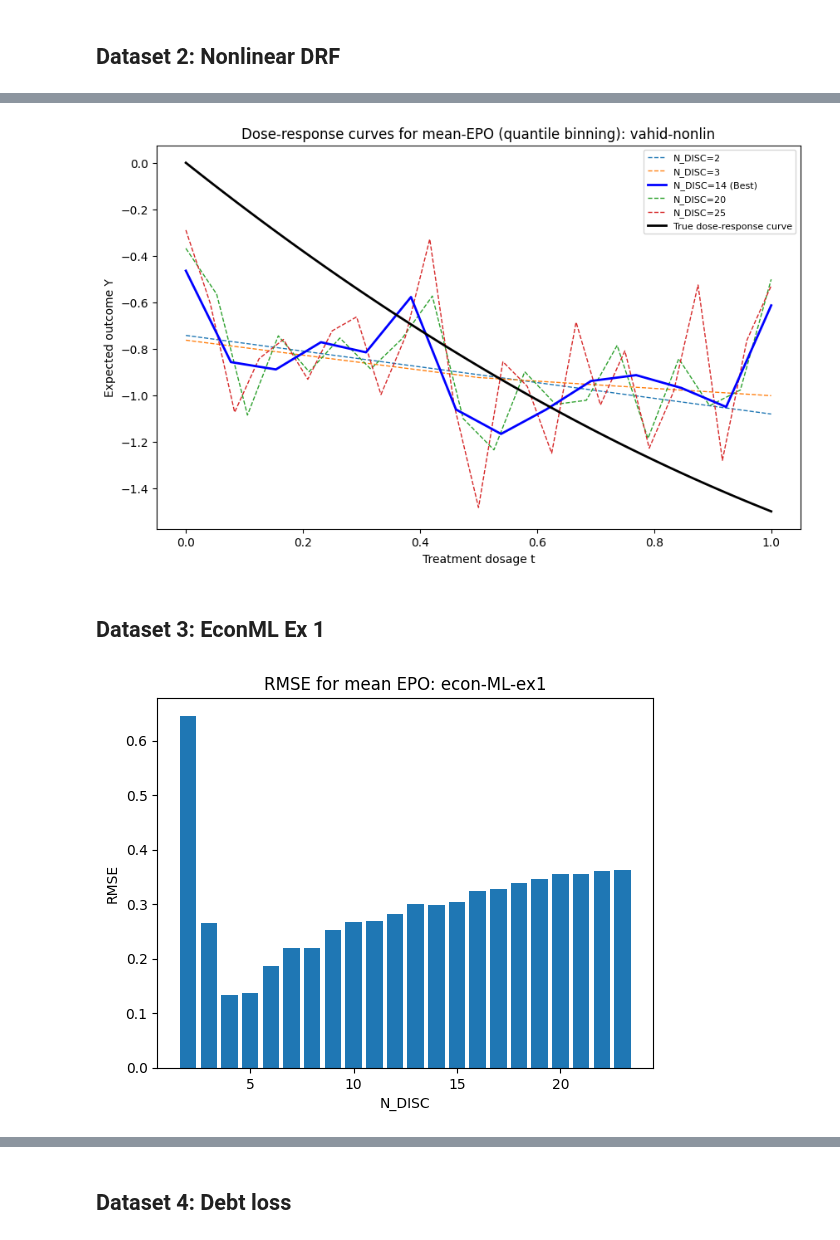
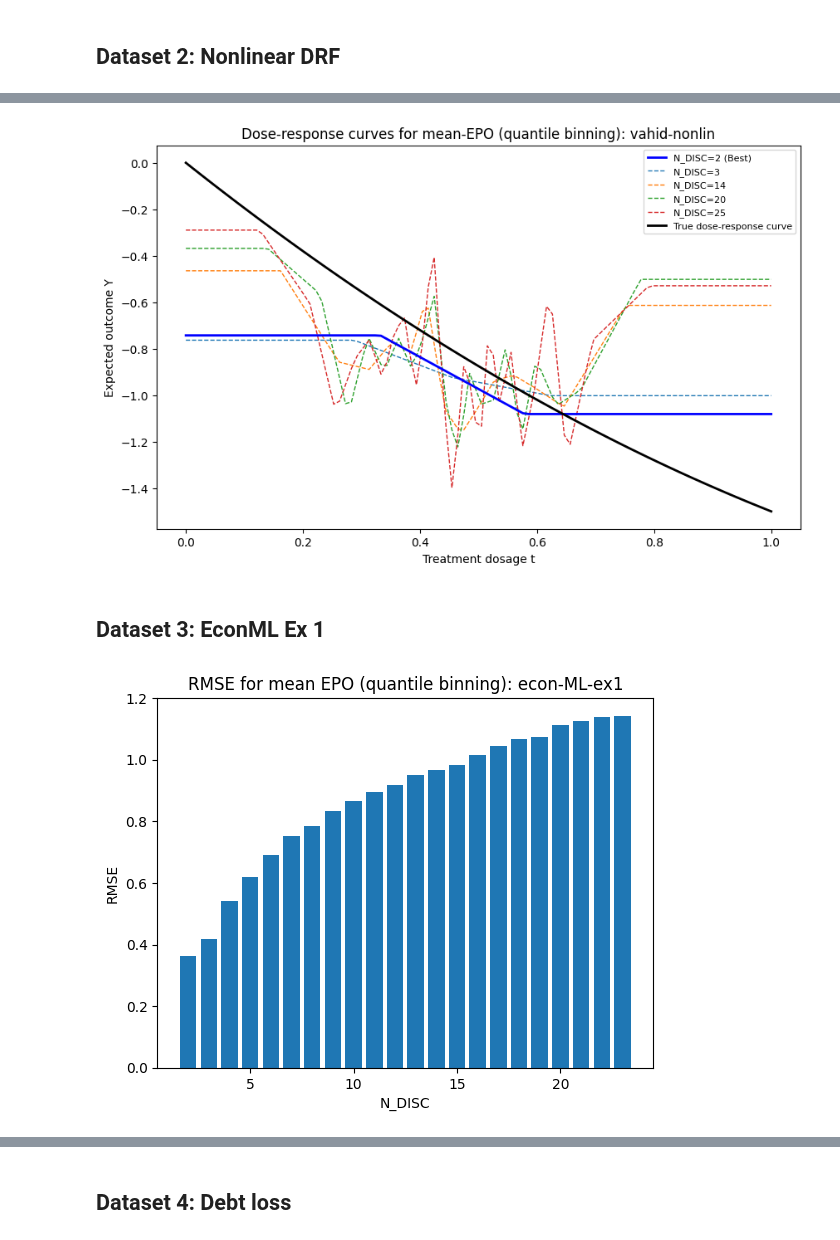
Before and after one commit to chris-L6/CausalPFN, a Jupyter notebook: my-work/Week_11-17/notebooks/quantile_data_analysis_epo.ipynb, the cells around one changed output, grey strips where cells are left out. Cells and saved outputs as stored; diff of their text form; code cells hidden in the pictures.

```diff
--- a/my-work/Week_11-17/notebooks/quantile_data_analysis_epo.ipynb
+++ b/my-work/Week_11-17/notebooks/quantile_data_analysis_epo.ipynb
@@ -80,13 +68,17 @@ def drf_linear(t): return 3.5 + 3 * t # true dose-response function
 
 rmse_dict = dict() # record RMSE for each N_DISC
 for N_DISC in range(2, N_max + 1):
-    df_N = df.loc[[N_DISC]]
+    df_N = df_drop_T.loc[[N_DISC]]
     # Fill first and last values
     df_N.loc[(N_DISC, 0), "EPOs_1"] = df_N.loc[(N_DISC, 0), "EPOs_2"]
     df_N.loc[(N_DISC, N_DISC - 1), "EPOs_2"] = df_N.loc[(N_DISC, N_DISC - 1), "EPOs_1"]
     # Average and calculate RMSE aggainst true_effect
-    drf_pred_ = df_N[["EPOs_1", "EPOs_2"]].mean(axis=1).values
-    drf_pred = interp1d() ## PUT IN T VALUE TO EPO_DF
+    drf_N_pred_pts = df_N[["EPOs_1", "EPOs_2"]].mean(axis=1).values
+    t_vals_N = df["T"].loc[[N_DISC]].values
+    df_N_pred = interp1d(t_vals_N, drf_N_pred_pts,
+                         bounds_error=False,
+                         fill_value=(drf_N_pred_pts[0], drf_N_pred_pts[-1]))
+    y_pred = df_N_pred(rmse_calc_t_mesh)
     y_true = drf_linear(rmse_calc_t_mesh)
     error = calculate_rmse(y_pred, y_true)
     rmse_dict[N_DISC] = np.round(error, 5)
@@ -145,5 +142,6 @@ plt.show()
 df = df_nonlin
 data_name = "vahid-nonlin"
 N_max = df.index[-1][0]
+df_drop_T = df[["EPOs_1", "EPOs_2", "true_effect"]] # Just predictions
 # %%
 # RMSE calculation on the average EPO
@@ -178,23 +184,27 @@ fig = plt.figure(figsize=(10, 6))
 
 N_DISC_TO_VIZ = [2, 3, 14, 20, 25]
 for N_DISC in N_DISC_TO_VIZ:
-    df_N = df.loc[[N_DISC]]
+    df_N = df_drop_T.loc[[N_DISC]]
     # Fill first and last values
     df_N.loc[(N_DISC, 0), "EPOs_1"] = df_N.loc[(N_DISC, 0), "EPOs_2"]
     df_N.loc[(N_DISC, N_DISC - 1), "EPOs_2"] = df_N.loc[(N_DISC, N_DISC - 1), "EPOs_1"]
-    # Average and calculate RMSE aggainst true_effect
-    y_pred = df_N[["EPOs_1", "EPOs_2"]].mean(axis=1).values
+    # Average and interpolate; plot using rmse_calc_t_mesh
+    drf_N_pred_pts = df_N[["EPOs_1", "EPOs_2"]].mean(axis=1).values
+    t_vals_N = df["T"].loc[[N_DISC]].values
+    df_N_pred = interp1d(t_vals_N, drf_N_pred_pts,
+                         bounds_error=False,
+                         fill_value=(drf_N_pred_pts[0], drf_N_pred_pts[-1]))
+    y_pred = df_N_pred(rmse_calc_t_mesh)
     if rmse_df.loc[N_DISC, "RMSE"] == rmse_df.min().values: # emphasize best prediction
-        plt.plot(np.linspace(0.0, 1.0, N_DISC), y_pred, '-', linewidth=2,
+        plt.plot(rmse_calc_t_mesh, y_pred, '-', linewidth=2,
                  label=f"N_DISC={N_DISC} (Best)", c="blue", zorder=14)
     else:
-        plt.plot(np.linspace(0.0, 1.0, N_DISC), y_pred, '--', linewidth=1,
+        plt.plot(rmse_calc_t_mesh, y_pred, '--', linewidth=1,
                  label=f"N_DISC={N_DISC}")
 
 # True dose-response curve
-def nonlin_drf(t): return 0.5 * t ** 2 - 2 * t
 t_mesh = np.linspace(0, 1, 100)
-y_true = nonlin_drf(t_mesh)
+y_true = drf_nonlin(t_mesh)
 plt.plot(t_mesh, y_true,
          label="True dose-response curve", linewidth=2, c='k', zorder=15)
 
@@ -206,40 +216,50 @@ plt.savefig(f"{file_location}/quantile_dose-response_curves_{data_name}_{date_st
 
 plt.show()
 # %% [output]
-[figure, old version]
+[figure, new version]
 # %% [markdown]
 ## Dataset 3: EconML Ex 1
 # %%
 df = df_econML
 data_name = "econ-ML-ex1"
 N_max = df.index[-1][0]
+df_drop_T = df[["EPOs_1", "EPOs_2", "true_effect"]] # Just predictions
 # %%
 # RMSE calculation on the average EPO
+
+# True dose-response curve (Ran the DGP and got the coefficient of T separately)
+def drf_econML(t): return t * 3.21182
+
 rmse_dict = dict()
 for N_DISC in range(2, N_max + 1):
-    df_N = df.loc[[N_DISC]]
+    df_N = df_drop_T.loc[[N_DISC]]
     # Fill first and last values
     df_N.loc[(N_DISC, 0), "EPOs_1"] = df_N.loc[(N_DISC, 0), "EPOs_2"]
     df_N.loc[(N_DISC, N_DISC - 1), "EPOs_2"] = df_N.loc[(N_DISC, N_DISC - 1), "EPOs_1"]
     # Average and calculate RMSE aggainst true_effect
-    y_pred = df_N[["EPOs_1", "EPOs_2"]].mean(axis=1).values
-    y_true = df_N["true_effect"].values
+    drf_N_pred_pts = df_N[["EPOs_1", "EPOs_2"]].mean(axis=1).values
+    t_vals_N = df["T"].loc[[N_DISC]].values
+    df_N_pred = interp1d(t_vals_N, drf_N_pred_pts,
+                         bounds_error=False,
+                         fill_value=(drf_N_pred_pts[0], drf_N_pred_pts[-1]))
+    y_pred = df_N_pred(rmse_calc_t_mesh)
+    y_true = drf_econML(rmse_calc_t_mesh)
     error = calculate_rmse(y_pred, y_true)
     rmse_dict[N_DISC] = np.round(error, 5)
 
 # Create DataFrame and plot
 rmse_df = pd.DataFrame.from_dict(rmse_dict, orient="index", columns=["RMSE"])
 rmse_df.to_csv(f"{file_location}/quantile_RMSE_table_{data_name}_{date_string}.csv") # save df
 fig = plt.figure()
 plt.bar(rmse_df.index, height=rmse_df["RMSE"])
 plt.xlabel("N_DISC")
 plt.ylabel("RMSE")
 plt.title(f"RMSE for mean EPO (quantile binning): {data_name}")
 plt.savefig(f"{file_location}/quantile_RMSE_bar_chart_{data_name}_{date_string}.png")
 
 plt.show()
 # %% [output]
-[figure, old version]
+[figure, new version]
 # %%
 ## Plotting DRF predictions
 fig = plt.figure(figsize=(10, 6))
```
Also changed, not shown: parts of 13 cells of this notebook, 15 other files.
